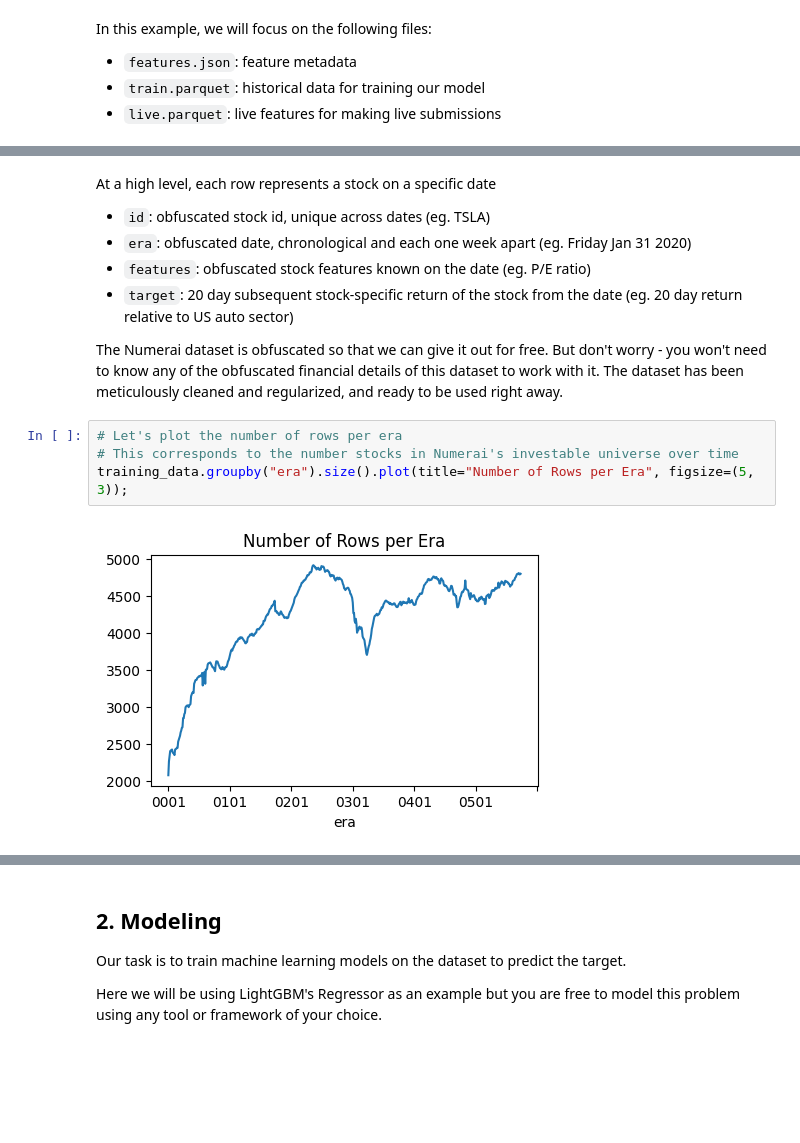
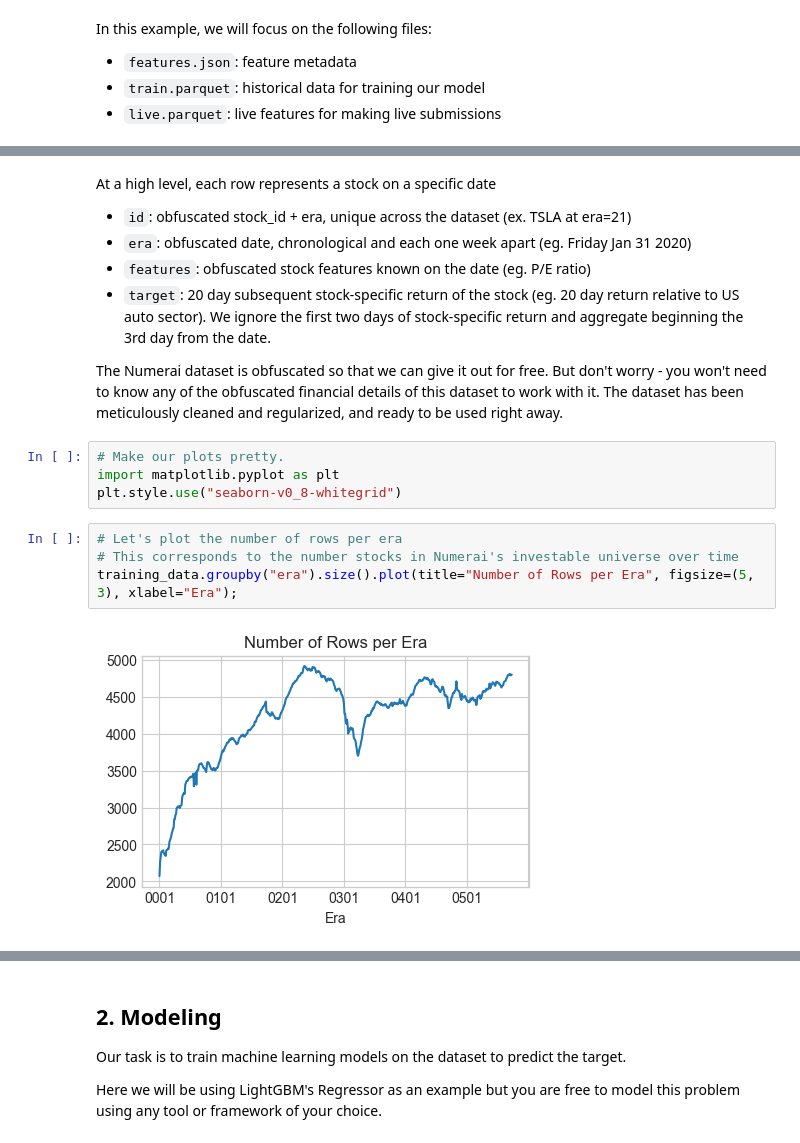
Before and after one commit to numerai/hello-numerai, a Jupyter notebook: hello_numerai.ipynb, the cells around one changed output, grey strips where cells are left out. Saved outputs shown, nothing was run; the diff lists cells and outputs as text; blank space fills up the shorter version.

```diff
--- a/hello_numerai.ipynb
+++ b/hello_numerai.ipynb
@@ -85,18 +85,22 @@ training_data
 2420521 rows × 34 columns
 # %% [markdown]
 At a high level, each row represents a stock on a specific date
-- `id`: obfuscated stock id, unique across dates (eg. TSLA)
+- `id`: obfuscated stock_id + era, unique across the dataset (ex. TSLA at era=21)
 - `era`: obfuscated date, chronological and each one week apart (eg. Friday Jan 31 2020)
 - `features`: obfuscated stock features known on the date (eg. P/E ratio)
-- `target`: 20 day subsequent stock-specific return of the stock from the date (eg. 20 day return relative to US auto sector)
+- `target`: 20 day subsequent stock-specific return of the stock (eg. 20 day return relative to US auto sector). We ignore the first two days of stock-specific return and aggregate beginning the 3rd day from the date.
 
 The Numerai dataset is obfuscated so that we can give it out for free. But don't worry - you won't need to know any of the obfuscated financial details of this dataset to work with it. The dataset has been meticulously cleaned and regularized, and ready to be used right away.
+# %%
+# Make our plots pretty.
+import matplotlib.pyplot as plt
+plt.style.use("seaborn-v0_8-whitegrid")
 # %%
 # Let's plot the number of rows per era
 # This corresponds to the number stocks in Numerai's investable universe over time
-training_data.groupby("era").size().plot(title="Number of Rows per Era", figsize=(5, 3));
+training_data.groupby("era").size().plot(title="Number of Rows per Era", figsize=(5, 3), xlabel="Era");
 # %% [output]
-[figure, old version]
+[figure, new version]
 # %%
 # Feature values are all between 0 and 1 and binned into 5 equal bins
 # Where the values (0, 0.25, 0.5, 0.75, 1.0) map to (0-20%, 20-40%, 40-60%, 60-80%, 80-100%) percentiles
```
Also changed, not shown: parts of 9 cells of this notebook.
